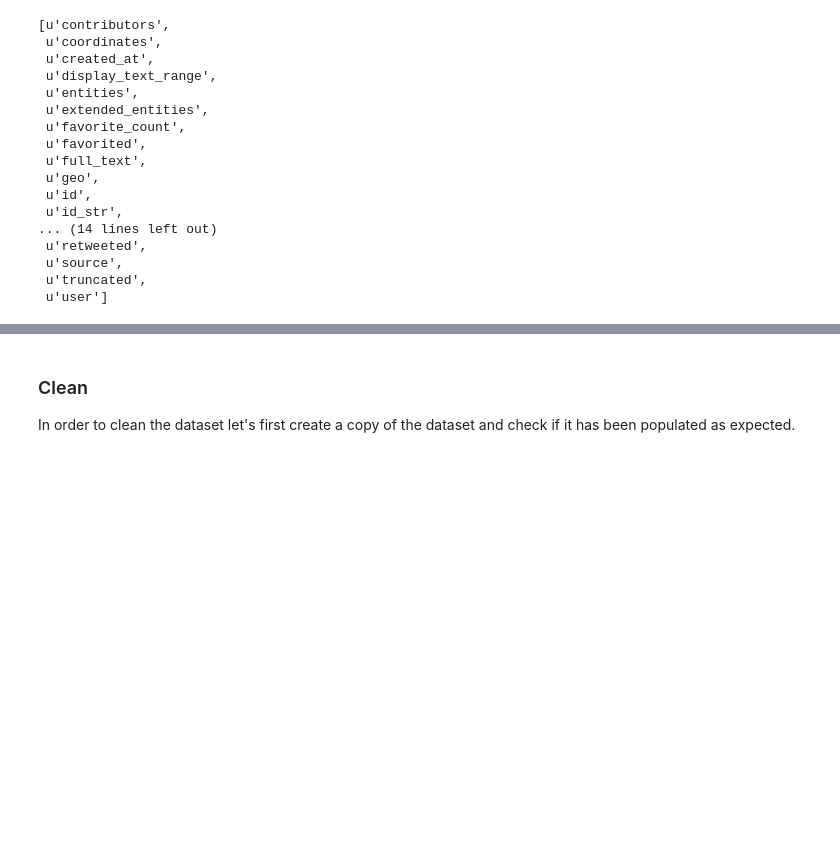
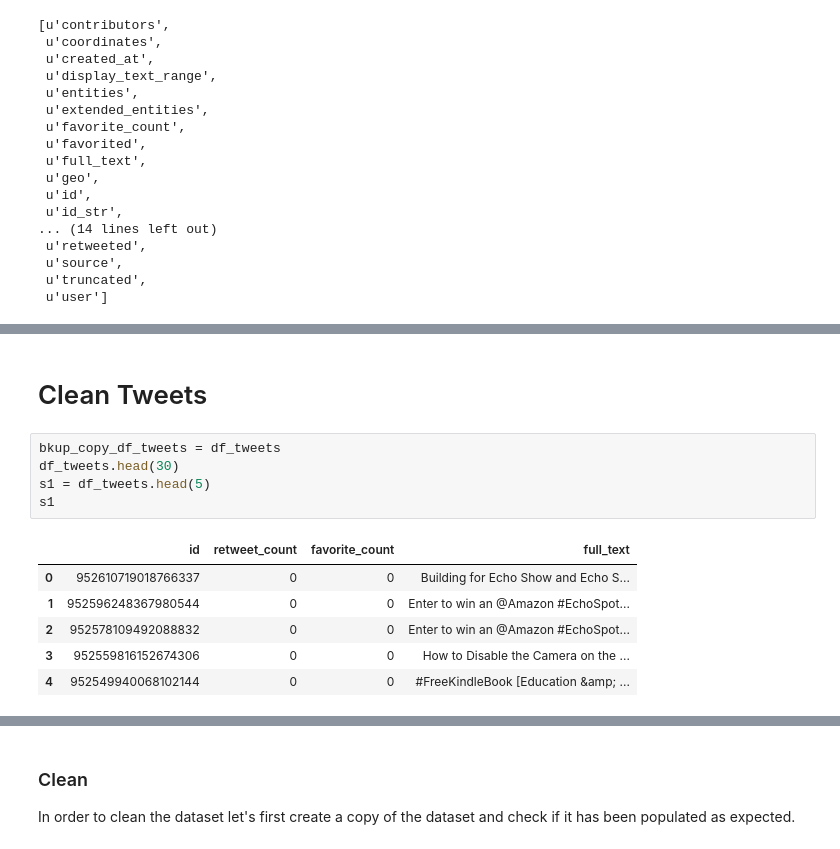
Before and after one commit to varsha-shewale/ActualSubmittedFiles, a Jupyter notebook: EDA_EchoSpot/echo_spot.ipynb, the cells around one changed output, grey strips where cells are left out. Saved outputs shown, nothing was run; the diff lists cells and outputs as text; blank space fills up the shorter version.

```diff
--- a/EDA_EchoSpot/echo_spot.ipynb
+++ b/EDA_EchoSpot/echo_spot.ipynb
@@ -220,0 +178,14 @@ twitter_archive_master.sample(30)
+# %% [markdown]
+# Clean Tweets
+# %%
+bkup_copy_df_tweets = df_tweets
+df_tweets.head(30)
+s1 = df_tweets.head(5)
+s1
+# %% [output]
+|  | id | retweet_count | favorite_count | full_text |
+| 0 | 952610719018766337 | 0 | 0 | Building for Echo Show and Echo S... |
+| 1 | 952596248367980544 | 0 | 0 | Enter to win an @Amazon #EchoSpot... |
+| 2 | 952578109492088832 | 0 | 0 | Enter to win an @Amazon #EchoSpot... |
+| 3 | 952559816152674306 | 0 | 0 | How to Disable the Camera on the ... |
+| 4 | 952549940068102144 | 0 | 0 | #FreeKindleBook [Education &amp; ... |
```
Also changed, not shown: parts of 22 cells of this notebook, 1 other file.
